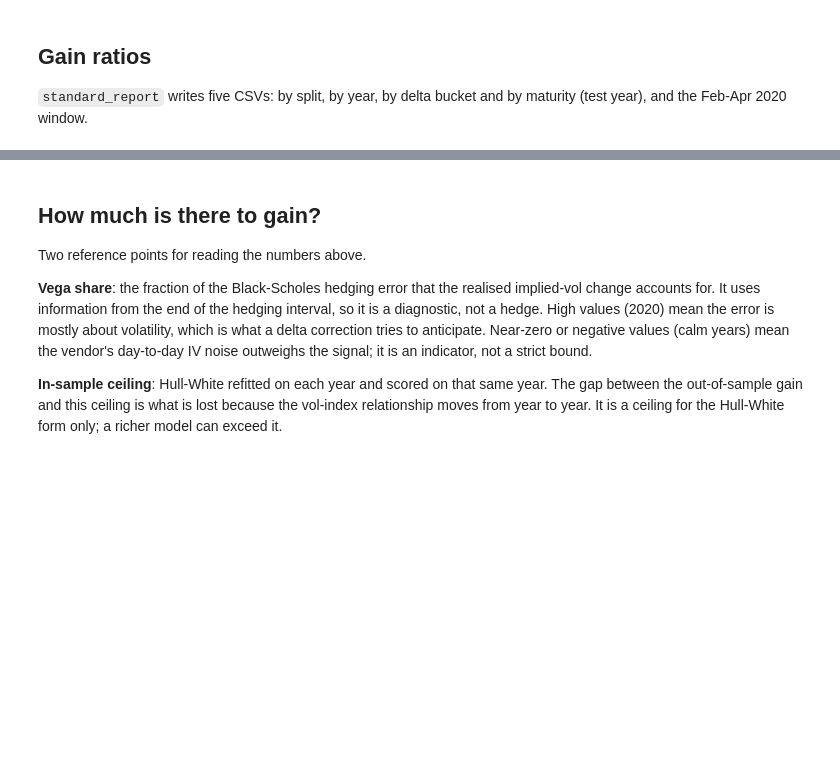
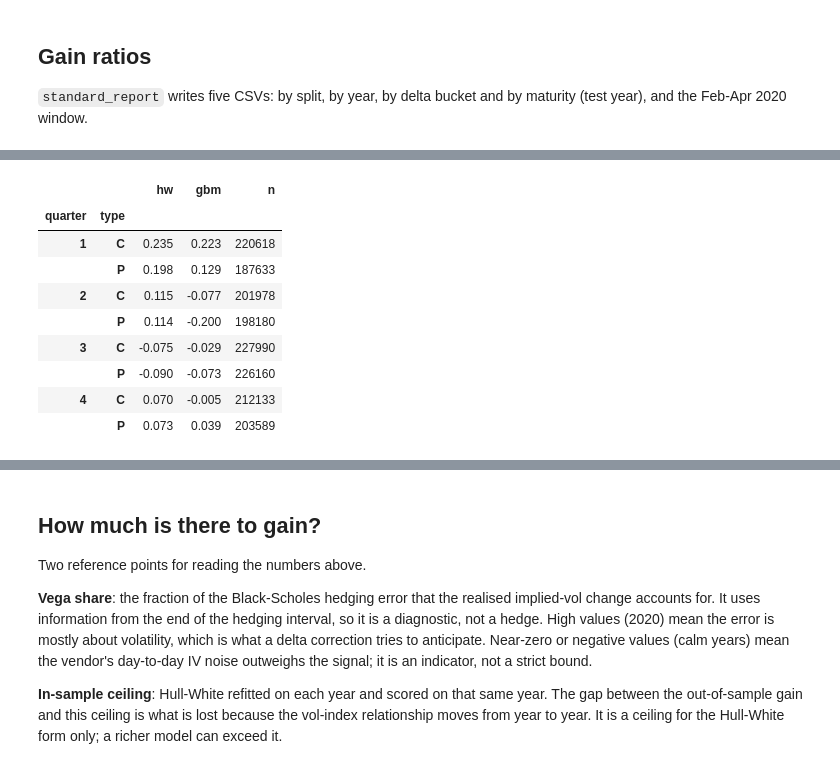
Before and after one commit to Poxterr/MF703Project, a Jupyter notebook: notebooks/02_baselines.ipynb, the cells around one changed output, grey strips where cells are left out. Saved outputs shown, nothing was run; the diff lists cells and outputs as text; code cells hidden in the pictures; blank space fills up the shorter version.

```diff
--- a/notebooks/02_baselines.ipynb
+++ b/notebooks/02_baselines.ipynb
@@ -55,0 +113,16 @@ plt.tight_layout(); plt.savefig(P["figures"] / "baselines_gain_by_delta.png", dp
+# %%
+test = pairs[pairs.split == "test"]
+by_quarter = evaluate.gain_table(test, MODELS, [test["date"].dt.quarter.rename("quarter"), "type"])
+by_quarter.to_csv(P["tables"] / "baselines" / "gain_test_by_quarter.csv")
+by_quarter
+# %% [output]
+|  |  | hw | gbm | n |
+| quarter | type |  |  |  |
+| 1 | C | 0.235 | 0.223 | 220618 |
+|  | P | 0.198 | 0.129 | 187633 |
+| 2 | C | 0.115 | -0.077 | 201978 |
+|  | P | 0.114 | -0.200 | 198180 |
+| 3 | C | -0.075 | -0.029 | 227990 |
+|  | P | -0.090 | -0.073 | 226160 |
+| 4 | C | 0.070 | -0.005 | 212133 |
+|  | P | 0.073 | 0.039 | 203589 |
```
Also changed, not shown: parts of 18 cells of this notebook, 21 other files.
